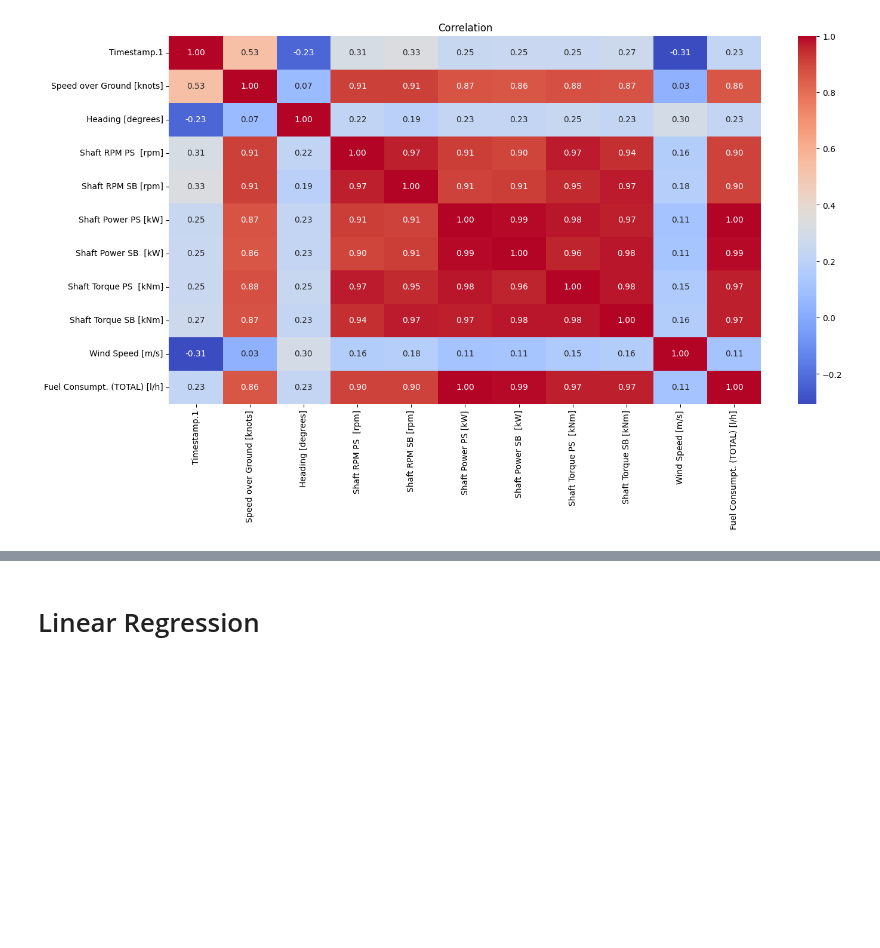
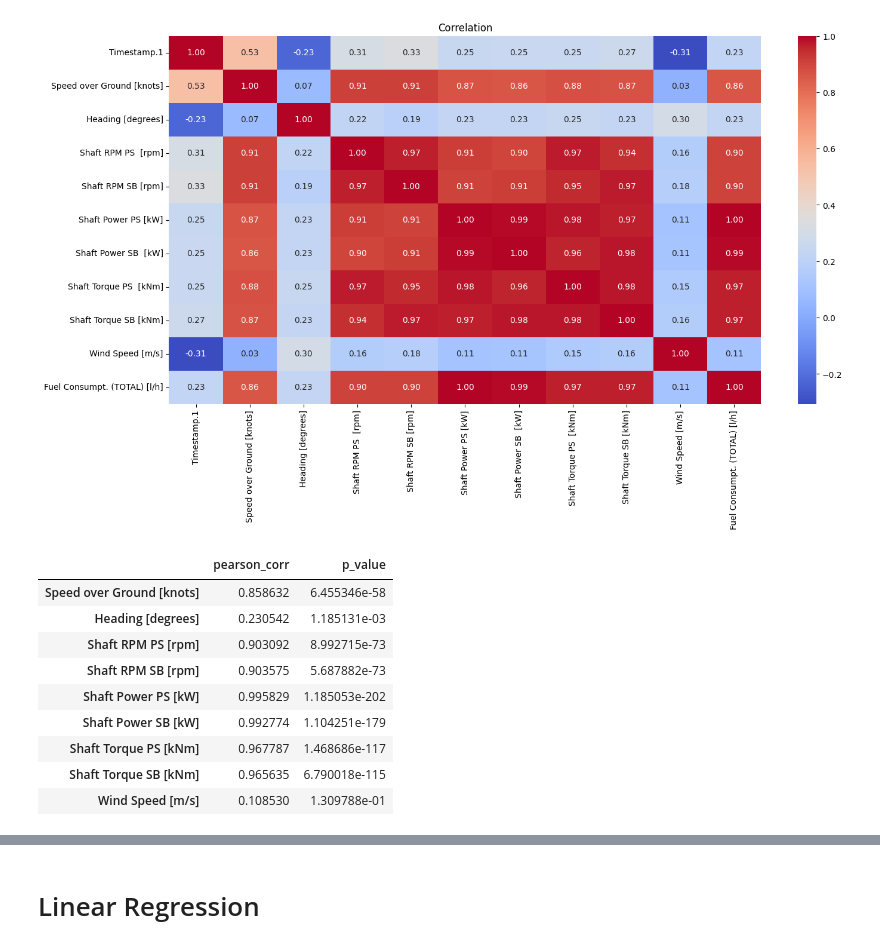
Before and after one commit to bnad1/Consumption, a Jupyter notebook: Consumption_10min.ipynb, the cells around one changed output, grey strips where cells are left out. Cells and saved outputs as stored; diff of their text form; code cells hidden in the pictures; blank space fills up the shorter version.

```diff
--- a/Consumption_10min.ipynb
+++ b/Consumption_10min.ipynb
@@ -215,6 +216,28 @@ plt.title("Correlation")
 plt.show()
 # %% [output]
 [figure]
+# %%
+def pearson_correlation(df, target_column):
+    correlations = {}
+    for col in df.columns:
+        if col != target_column:
+            corr, p_value = pearsonr(df[col], df[target_column])
+            correlations[col] = {'pearson_corr': corr, 'p_value': p_value}
+    return pd.DataFrame(correlations).T
+# %%
+result=pearson_correlation(table.iloc[:,1:],'Fuel Consumpt. (TOTAL) [l/h]')
+result
+# %% [output]
+|  | pearson_corr | p_value |
+| Speed over Ground [knots] | 0.858632 | 6.455346e-58 |
+| Heading [degrees] | 0.230542 | 1.185131e-03 |
+| Shaft RPM PS [rpm] | 0.903092 | 8.992715e-73 |
+| Shaft RPM SB [rpm] | 0.903575 | 5.687882e-73 |
+| Shaft Power PS [kW] | 0.995829 | 1.185053e-202 |
+| Shaft Power SB [kW] | 0.992774 | 1.104251e-179 |
+| Shaft Torque PS [kNm] | 0.967787 | 1.468686e-117 |
+| Shaft Torque SB [kNm] | 0.965635 | 6.790018e-115 |
+| Wind Speed [m/s] | 0.108530 | 1.309788e-01 |
 # %%
 def add_lags_target(df,target_column,lag_steps):
     for i in range(1,lag_steps+1):
```
Also changed, not shown: parts of 7 cells of this notebook, 22 other files.
